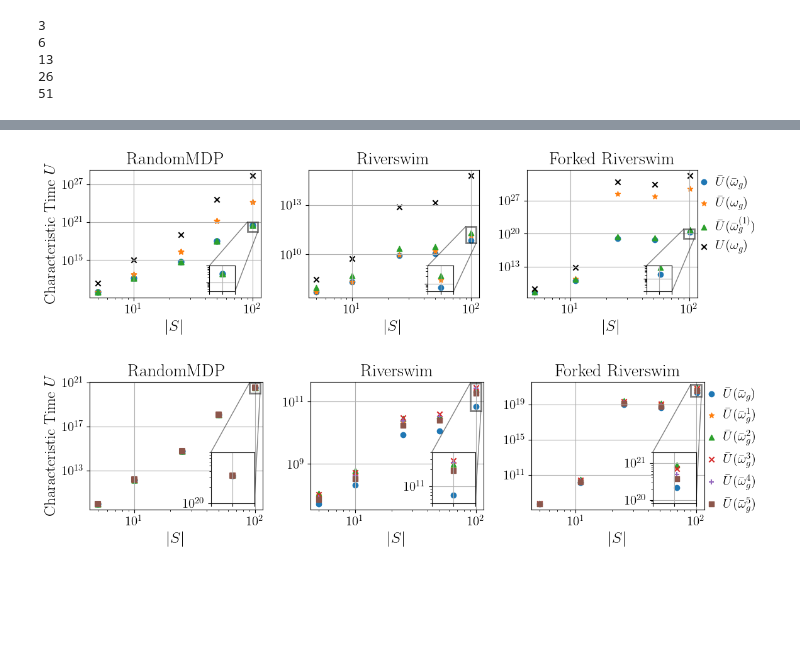
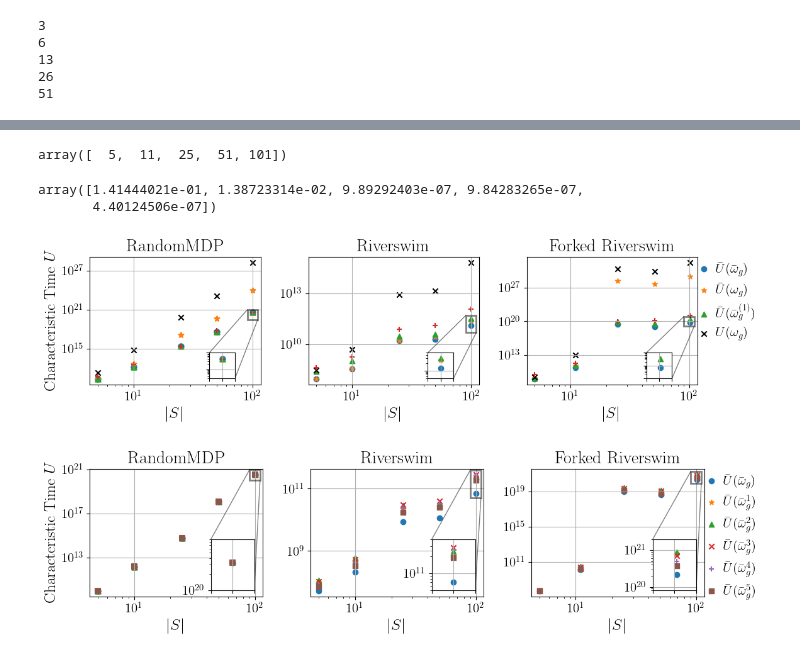
Before and after one commit to rssalessio/ModelFreeActiveExplorationRL, a Jupyter notebook: BoundsAnalysis/analyse_bounds_new.ipynb, the cells around one changed output, grey strips where cells are left out. Drawn from its saved outputs; the diff is of its cells as text; code cells hidden in the pictures; blank space fills up the shorter version.

Commit message:
add bounds analysis

```diff
--- a/BoundsAnalysis/analyse_bounds_new.ipynb
+++ b/BoundsAnalysis/analyse_bounds_new.ipynb
@@ -410,9 +417,36 @@ with open('./data/bound_data_generative_forked_riverswim.pkl', 'rb') as f:
+# %%
+Nvalues1 = [5, 10, 25, 50, 100]
+Nvalues2 = [3, 6, 13, 26, 51]
+
+delta_sq_min_riverswim = np.zeros(len(Nvalues1))
+delta_sq_min_forked_riverswim = np.zeros(len(Nvalues2))
+
+from itertools import product
+
+for id_n, N in enumerate(zip(Nvalues1, Nvalues2)):
+    N1,N2 = N
+    env = RiverSwim(num_states=N1)
+    mdp = MDPDescription(env.transitions, env.rewards, discount_factor)
+    delta_sq_min_riverswim[id_n] = mdp.delta_sq_min
+
+    env = ForkedRiverSwim(river_length=N2)
+    mdp = MDPDescription(env.transitions, env.rewards, discount_factor)
+    delta_sq_min_forked_riverswim[id_n] = mdp.delta_sq_min
+# %%
+xvalues_forked
+# %% [output]
+array([  5,  11,  25,  51, 101])
+# %%
+np.sqrt(delta_sq_min_forked_riverswim)
+# %% [output]
+array([1.41444021e-01, 1.38723314e-02, 9.89292403e-07, 9.84283265e-07,
+       4.40124506e-07])
 # %%
 fig, ax = plt.subplots(1,3, figsize=(12,3.5))
 fmts = ['o', '*', '^', 'x', '+']
 
 
-# inset axes
+#inset axes
 axins = ax[0].inset_axes([0.7, 0.05, 0.15, 0.2], transform=ax[0].transAxes)
 
 mu, ce_low, ce_high = compute_ce_median(data_random_mdp['U_new_bound_t0'])
@@ -437,9 +471,13 @@ mu, ce_low, ce_high = compute_ce_median(data_random_mdp['U_original_bound'])
 ce = np.vstack([ce_low, ce_high])
 ax[0].scatter(data_random_mdp['Nvalues'], mu, marker=fmts[3], linewidth=1.5, color='k',)# label=r'$\bar U^{(\bar k)}(\bar\omega_{gen,0}^{(\bar k)})$')
 axins.scatter(data_random_mdp['Nvalues'], mu, marker=fmts[3], linewidth=1.5, color='k',)# label=r'$\bar U^{(\bar k)}(\bar\omega_{gen,0}^{(\bar k)})$')
-# print(10**ce_low)
-# print(10**ce_high)
-# print(10**mu)
+
+
+dim_S = np.array(data_random_mdp['Nvalues'])
+dim_A = 3
+minimax_scaling = dim_S * dim_A / (delta_sq_min.mean(-1) * (1 - 0.99) ** 3)
+ax[0].scatter(data_random_mdp['Nvalues'], minimax_scaling, marker=fmts[4], linewidth=1.5)
+axins.scatter(data_random_mdp['Nvalues'], minimax_scaling, marker=fmts[4], linewidth=1.5)
 
 ax[0].set_xlabel('$|S|$')
 ax[0].set_yscale('log')
@@ -462,6 +500,14 @@ ax[1].scatter(data_riverswim['Nvalues'], data_riverswim['U_new_bound_t0'], marke
 ax[1].scatter(data_riverswim['Nvalues'], data_riverswim['U_new_bound_t0_original_omega'],  marker=fmts[1],label='value original omega')
 ax[1].scatter(data_riverswim['Nvalues'], data_riverswim['U_new_bound_t0_simplified_omega'][..., 0], marker=fmts[2], label='value original omega')
 ax[1].scatter(data_riverswim['Nvalues'], data_riverswim['U_original_bound'], marker=fmts[3], color='k',label='original')
+
+
+dim_S = np.array(data_riverswim['Nvalues'])
+dim_A = 2
+minimax_scaling = dim_S * dim_A / (delta_sq_min_riverswim * (1 - 0.99) ** 3)
+ax[1].scatter(data_riverswim['Nvalues'], minimax_scaling, marker=fmts[4], linewidth=1.5)
+axins.scatter(data_riverswim['Nvalues'], minimax_scaling, marker=fmts[4], linewidth=1.5)
+
 ax[1].set_xlabel('$|S|$')
 ax[1].set_yscale('log')
 ax[1].set_xscale('log')
@@ -489,38 +535,46 @@ ax[2].scatter(xvalues_forked, data_forked_riverswim['U_new_bound_t0'], marker=fm
 ax[2].scatter(xvalues_forked, data_forked_riverswim['U_new_bound_t0_original_omega'], marker=fmts[1], label=r'$\bar U(\omega_{g})$')
 ax[2].scatter(xvalues_forked, data_forked_riverswim['U_new_bound_t0_simplified_omega'][..., 0], marker=fmts[2], label=r'$\bar U(\bar \omega_{g}^{(1)})$')
 ax[2].scatter(xvalues_forked, data_forked_riverswim['U_original_bound'], marker=fmts[3], color='k',label=r'$U(\omega_{g})$')
+
+
+dim_S = xvalues_forked
+dim_A = 3
+minimax_scaling = dim_S * dim_A / (delta_sq_min_forked_riverswim * (1 - 0.99) ** 3)
+ax[2].scatter(xvalues_forked, minimax_scaling, marker=fmts[4], linewidth=1.5)
+axins.scatter(xvalues_forked, minimax_scaling, marker=fmts[4], linewidth=1.5)
+
 ax[2].set_xlabel('$|S|$')
 ax[2].set_yscale('log')
 ax[2].set_xscale('log')
 ax[2].grid()
 
 
 
 # inset axes
 axins = ax[2].inset_axes([0.7, 0.05, 0.15, 0.2], transform=ax[2].transAxes)
 axins.scatter(xvalues_forked, data_forked_riverswim['U_new_bound_t0'], marker=fmts[0])
 axins.scatter(xvalues_forked, data_forked_riverswim['U_new_bound_t0_original_omega'], marker=fmts[1])
 axins.scatter(xvalues_forked, data_forked_riverswim['U_new_bound_t0_simplified_omega'][..., 0], marker=fmts[2])
 axins.scatter(xvalues_forked, data_forked_riverswim['U_original_bound'], marker=fmts[3], color='k')
 axins.set_xlim(90, 110)
 axins.set_ylim(1e19, 1e21)
 axins.set_yscale('log')
 axins.grid()
 axins.set_xticklabels([])
 axins.set_yticklabels([])
 ax[2].indicate_inset_zoom(axins, edgecolor="black",linewidth=2)
 
 
 ax[0].set_ylabel('Characteristic Time $U$')
 ax[0].set_title('RandomMDP')
 ax[1].set_title('Riverswim')
 ax[2].set_title('Forked Riverswim')
 
 ax[2].legend(ncols=1, handlelength=0.2,framealpha=0., bbox_to_anchor=(1, 1), borderaxespad=0)
 plt.tight_layout()
-plt.savefig('./figures/bound_characteristic_time_analysis.pdf')
+# plt.savefig('./figures/bound_characteristic_time_analysis.pdf')
 # %% [output]
-[figure, old version]
+[figure, new version]
 # %%
 fig, ax = plt.subplots(1,3, figsize=(12,3.5))
 fmts = ['o', '*', '^', 'x', '+', 's']
```
Also changed, not shown: parts of 2 cells of this notebook, 3 other files.
